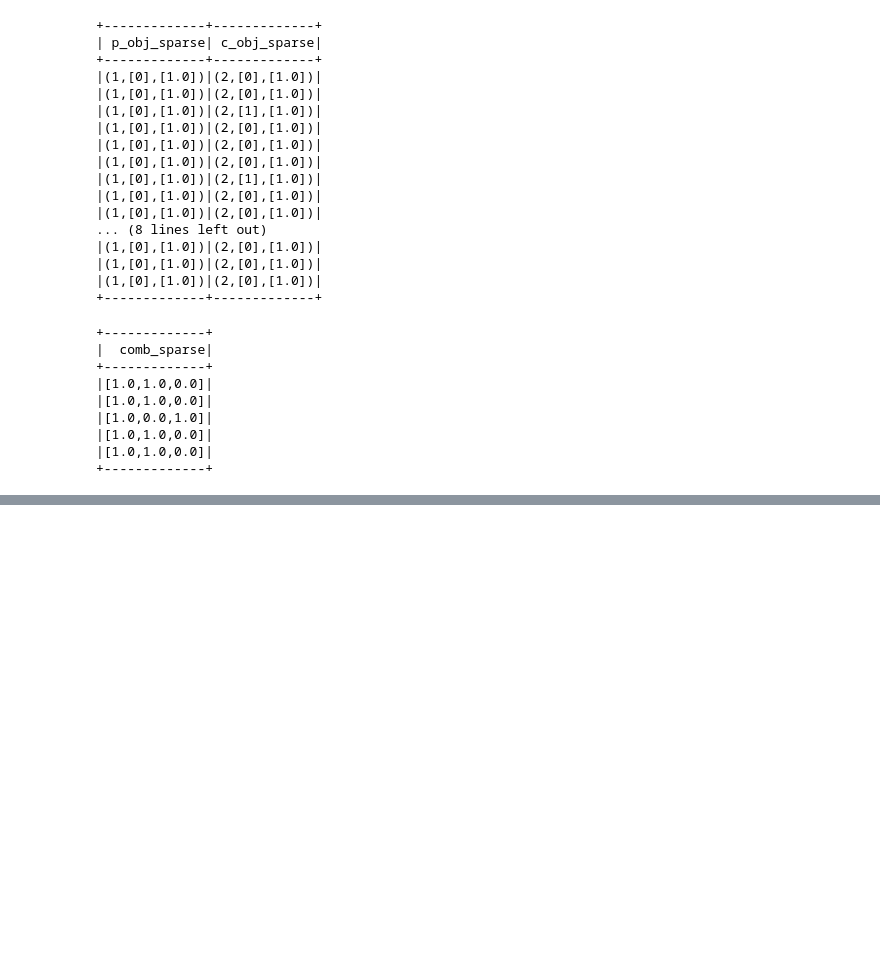
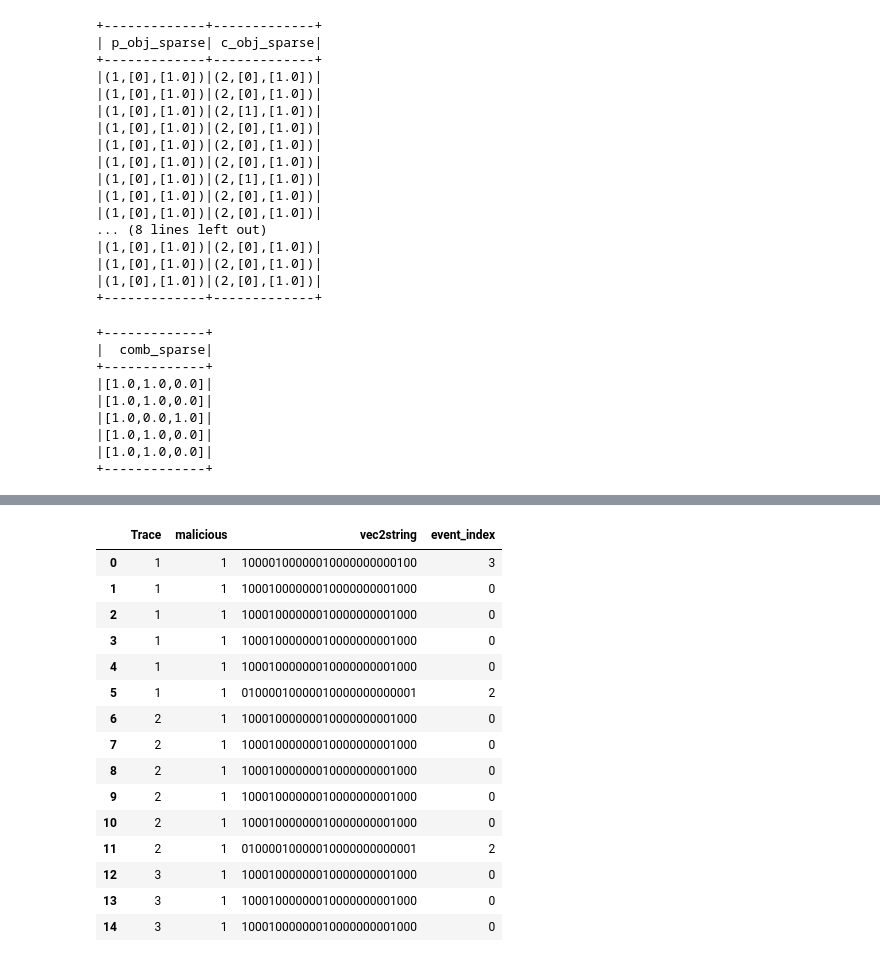
Before and after one commit to MBrend15/Public_Project_Repo, a Jupyter notebook: ve2.ipynb, the cells around one changed output, grey strips where cells are left out. Drawn from its saved outputs; the diff is of its cells as text; code cells hidden in the pictures; blank space fills up the shorter version.

```diff
--- a/ve2.ipynb
+++ b/ve2.ipynb
@@ -243,0 +400,3 @@ def trace_encode(df, col_list):
+# %%
+%run trace_encode.ipynb
+df_test, dict_test = trace_encode(connected_paths,list_cols)
@@ -243,0 +409,19 @@ def trace_encode(df, col_list):
+# %%
+df_test.limit(15).toPandas()
+# %% [output]
+|  | Trace | malicious | vec2string | event_index |
+| 0 | 1 | 1 | 10000100000010000000000100 | 3 |
+| 1 | 1 | 1 | 10001000000010000000001000 | 0 |
+| 2 | 1 | 1 | 10001000000010000000001000 | 0 |
+| 3 | 1 | 1 | 10001000000010000000001000 | 0 |
+| 4 | 1 | 1 | 10001000000010000000001000 | 0 |
+| 5 | 1 | 1 | 01000010000010000000000001 | 2 |
+| 6 | 2 | 1 | 10001000000010000000001000 | 0 |
+| 7 | 2 | 1 | 10001000000010000000001000 | 0 |
+| 8 | 2 | 1 | 10001000000010000000001000 | 0 |
+| 9 | 2 | 1 | 10001000000010000000001000 | 0 |
+| 10 | 2 | 1 | 10001000000010000000001000 | 0 |
+| 11 | 2 | 1 | 01000010000010000000000001 | 2 |
+| 12 | 3 | 1 | 10001000000010000000001000 | 0 |
+| 13 | 3 | 1 | 10001000000010000000001000 | 0 |
+| 14 | 3 | 1 | 10001000000010000000001000 | 0 |
```
Also changed, not shown: parts of 36 cells of this notebook, 3 other files.
